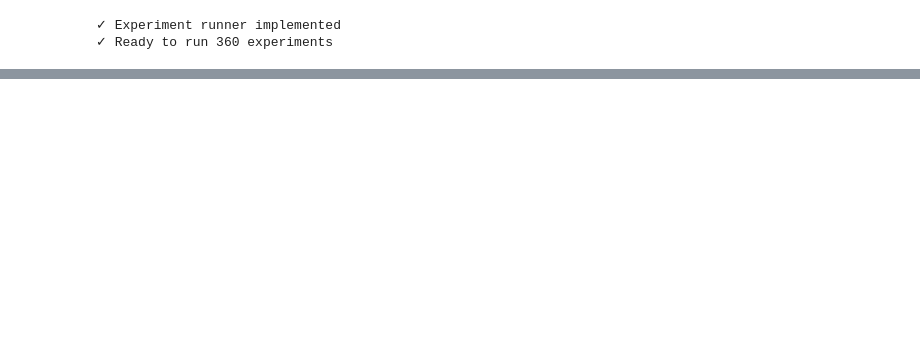
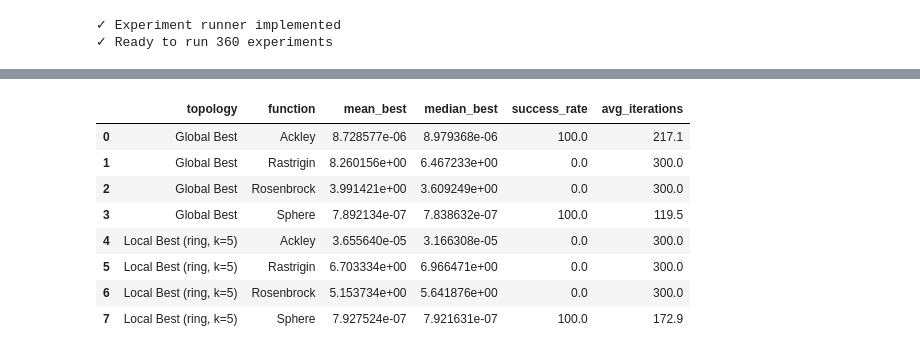
Before and after one commit to QuasimodoCodes/4610-Final, a Jupyter notebook: particle_swarm_project/pso_analysis.ipynb, the cells around one changed output, grey strips where cells are left out. Drawn from its saved outputs; the diff is of its cells as text; code cells hidden in the pictures; blank space fills up the shorter version.

Commit message:
added gif and also section 6.1 and 6.2

```diff
--- a/particle_swarm_project/pso_analysis.ipynb
+++ b/particle_swarm_project/pso_analysis.ipynb
@@ -1606,0 +1679,76 @@ Average runtime per experiment: 0.314s
+# %%
+# ============================================================================
+# SECTION 6.2 - TOPOLOGY COMPARISON
+# ============================================================================
+
+TOPOLOGY_DIM = 10
+TOPOLOGY_RUNS = 10
+NEIGHBORHOOD_SIZE = 5
+
+topology_configs = [
+    ("Global Best", "global"),
+    ("Local Best (ring, k=5)", "local"),
+]
+
+topology_functions = list(benchmark_functions.keys())
+
+topology_records = []
+for topo_idx, (label, topology) in enumerate(topology_configs):
+    for func_name in topology_functions:
+        func = benchmark_functions[func_name]
+        n_particles = get_n_particles(TOPOLOGY_DIM)
+        for run_id in range(TOPOLOGY_RUNS):
+            seed = (
+                BASE_SEED * 10**6
+                + TOPOLOGY_DIM * 10**3
+                + run_id * 10
+                + FUNC_TAG[func_name]
+                + 100 * topo_idx
+            )
+            pso_kwargs = dict(
+                objective_func=func,
+                dimension=TOPOLOGY_DIM,
+                bounds=func.bounds,
+                n_particles=n_particles,
+                max_iterations=PSO_PARAMS['max_iterations'],
+                w=PSO_PARAMS['w'],
+                c1=PSO_PARAMS['c1'],
+                c2=PSO_PARAMS['c2'],
+                threshold=func.threshold,
+                seed=seed,
+                topology=topology,
+            )
+            if topology == "local":
+                pso_kwargs["neighborhood_size"] = NEIGHBORHOOD_SIZE
+            pso = PSO(**pso_kwargs)
+            result = pso.optimize(verbose=False)
+            topology_records.append(
+                {
+                    "topology": label,
+                    "function": func_name,
+                    "run_id": run_id,
+                    "best_fitness": result["best_fitness"],
+                    "converged": result["converged"],
+                    "iterations": result["iterations"],
+                }
+            )
+
+df_topology = pd.DataFrame(topology_records)
+
+topology_summary = (
+    df_topology.groupby(["topology", "function"])
+    .agg(
+        mean_best=("best_fitness", "mean"),
+        median_best=("best_fitness", "median"),
+        success_rate=("converged", lambda x: 100 * x.mean()),
+        avg_iterations=("iterations", "mean"),
+    )
+    .reset_index()
+)
+
+topology_summary.sort_values(["topology", "function"], inplace=True)
+topology_summary_path = results_dir / 'pso_topology_summary.csv'
+topology_summary.to_csv(topology_summary_path, index=False)
+print(f"Topology summary saved to {topology_summary_path}")
+topology_summary
+# %% [output]
@@ -1607,3 +1756,12 @@ Average runtime per experiment: 0.314s
+|  | topology | function | mean_best | median_best | success_rate | avg_iterations |
+| 0 | Global Best | Ackley | 8.728577e-06 | 8.979368e-06 | 100.0 | 217.1 |
+| 1 | Global Best | Rastrigin | 8.260156e+00 | 6.467233e+00 | 0.0 | 300.0 |
+| 2 | Global Best | Rosenbrock | 3.991421e+00 | 3.609249e+00 | 0.0 | 300.0 |
+| 3 | Global Best | Sphere | 7.892134e-07 | 7.838632e-07 | 100.0 | 119.5 |
+| 4 | Local Best (ring, k=5) | Ackley | 3.655640e-05 | 3.166308e-05 | 0.0 | 300.0 |
+| 5 | Local Best (ring, k=5) | Rastrigin | 6.703334e+00 | 6.966471e+00 | 0.0 | 300.0 |
+| 6 | Local Best (ring, k=5) | Rosenbrock | 5.153734e+00 | 5.641876e+00 | 0.0 | 300.0 |
+| 7 | Local Best (ring, k=5) | Sphere | 7.927524e-07 | 7.921631e-07 | 100.0 | 172.9 |
 # %% [markdown]
 ---
 
```
Also changed, not shown: parts of 20 cells of this notebook, 12 other files.
